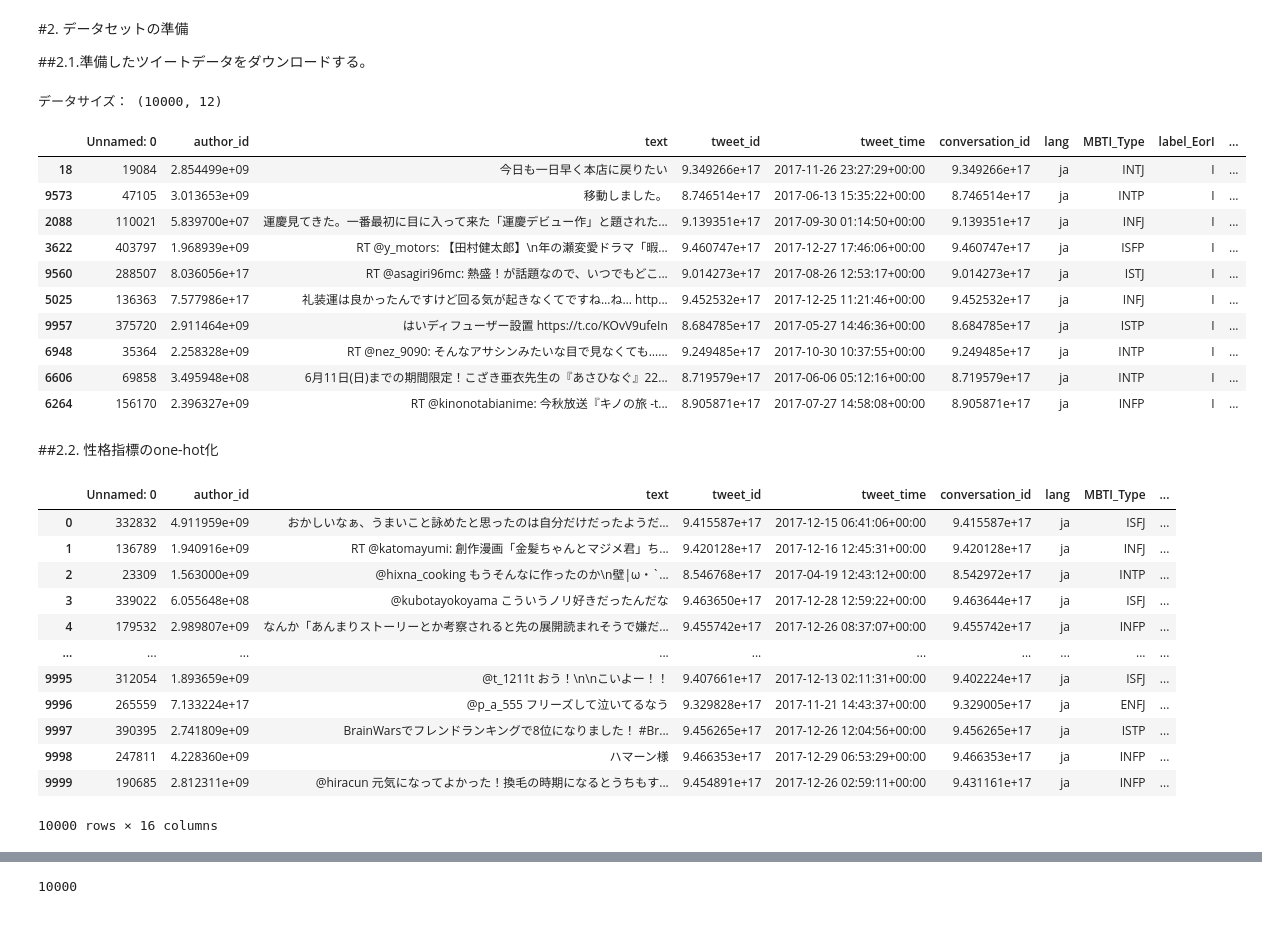
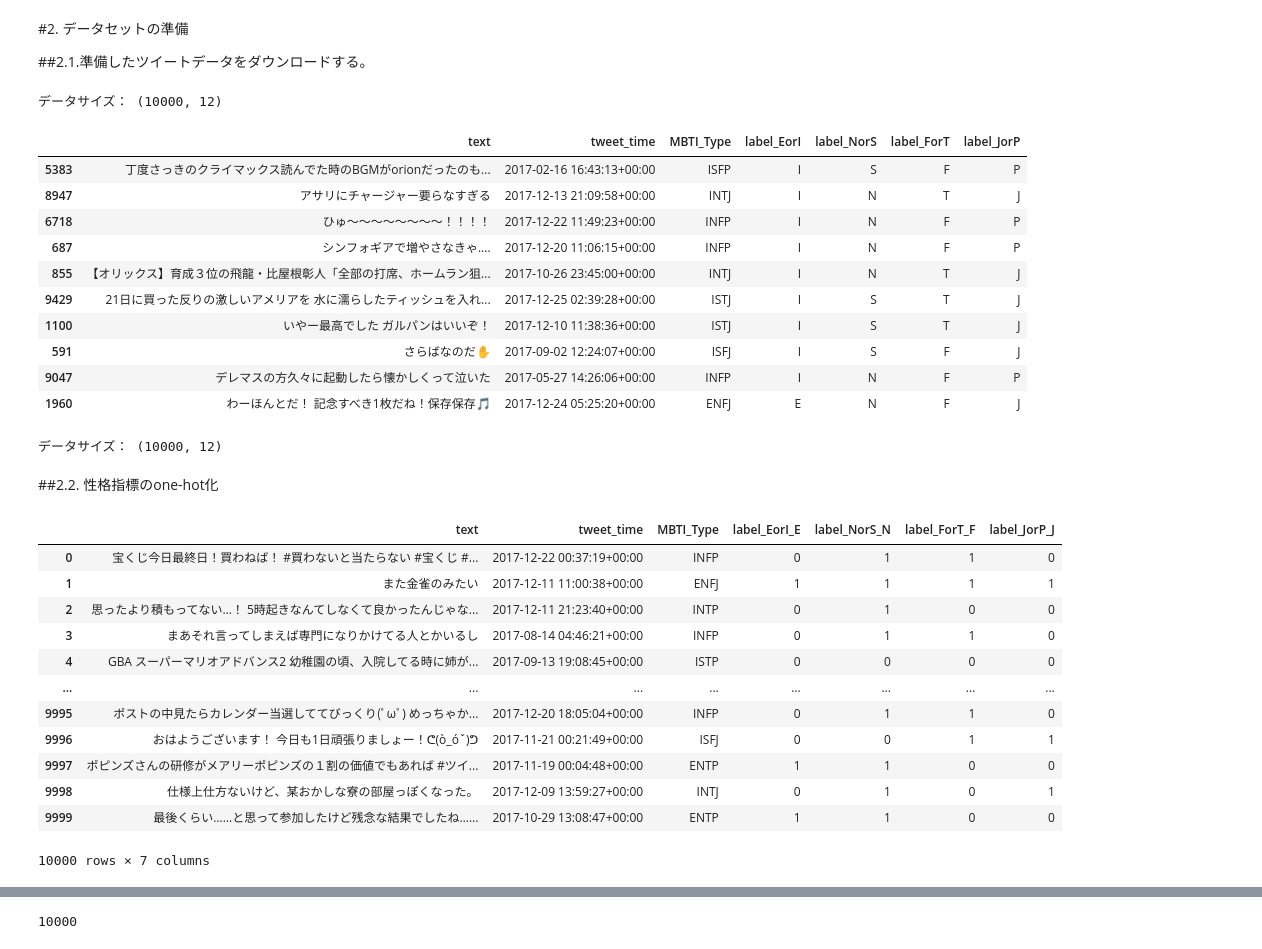
Before and after one commit to sj0054pe/MBTI_Estim, a Jupyter notebook: src/5B_BERT_文書分類.ipynb, the cells around one changed output, grey strips where cells are left out. Saved outputs shown, nothing was run; the diff lists cells and outputs as text; code cells hidden in the pictures.

```diff
--- a/src/5B_BERT_文書分類.ipynb
+++ b/src/5B_BERT_文書分類.ipynb
@@ -64,0 +64,7 @@ INPUT_CSV_v6='./Assets/Assets_Output/Tweet_Datasets/v6A_forBERT_2021-10-01.csv'
+# %%
+#INPUT_CSV_v6='./Assets/Assets_Output/Tweet_Datasets/v6S1_forBERT_2021-10-01.csv'
+#INPUT_CSV_v6='./Assets/Assets_Output/Tweet_Datasets/v6S2_forBERT_2021-10-03.csv'
+#INPUT_CSV_v6='./Assets/Assets_Output/Tweet_Datasets/v6S3_forBERT_2021-10-03.csv'
+INPUT_CSV_v6='./Assets/Assets_Output/Tweet_Datasets/v6S4_forBERT_2021-10-15.csv'
+#INPUT_CSV_v6='./Assets/Assets_Output/Tweet_Datasets/v6S5_forBERT_2021-10-15.csv'
+#INPUT_CSV_v6='./Assets/Assets_Output/Tweet_Datasets/v6S6_forBERT_2021-10-15.csv'
@@ -105,43 +117,48 @@ Successfully installed ipadic-1.0.0
 # %%
 import pandas as pd
 df=pd.read_csv('%s' % INPUT_CSV_v6, engine='python')
 
 # データの確認
 print(f'データサイズ： {df.shape}')
 
-df.sample(10)
+df[['text', 'tweet_time', 'MBTI_Type','label_EorI','label_NorS','label_ForT','label_JorP']].sample(10)
 # %% [output]
 データサイズ： (10000, 12)
-|  | Unnamed: 0 | author_id | text | tweet_id | tweet_time | conversation_id | lang | MBTI_Type | label_EorI | ... |
-| 18 | 19084 | 2.854499e+09 | 今日も一日早く本店に戻りたい | 9.349266e+17 | 2017-11-26 23:27:29+00:00 | 9.349266e+17 | ja | INTJ | I | ... |
-| 9573 | 47105 | 3.013653e+09 | 移動しました。 | 8.746514e+17 | 2017-06-13 15:35:22+00:00 | 8.746514e+17 | ja | INTP | I | ... |
-| 2088 | 110021 | 5.839700e+07 | 運慶見てきた。一番最初に目に入って来た「運慶デビュー作」と題された... | 9.139351e+17 | 2017-09-30 01:14:50+00:00 | 9.139351e+17 | ja | INFJ | I | ... |
-| 3622 | 403797 | 1.968939e+09 | RT @y_motors: 【田村健太郎】\n年の瀬変愛ドラマ「暇... | 9.460747e+17 | 2017-12-27 17:46:06+00:00 | 9.460747e+17 | ja | ISFP | I | ... |
-| 9560 | 288507 | 8.036056e+17 | RT @asagiri96mc: 熱盛！が話題なので、いつでもどこ... | 9.014273e+17 | 2017-08-26 12:53:17+00:00 | 9.014273e+17 | ja | ISTJ | I | ... |
-| 5025 | 136363 | 7.577986e+17 | 礼装運は良かったんですけど回る気が起きなくてですね…ね… http... | 9.452532e+17 | 2017-12-25 11:21:46+00:00 | 9.452532e+17 | ja | INFJ | I | ... |
-| 9957 | 375720 | 2.911464e+09 | はいディフューザー設置 https://t.co/KOvV9ufeIn | 8.684785e+17 | 2017-05-27 14:46:36+00:00 | 8.684785e+17 | ja | ISTP | I | ... |
-| 6948 | 35364 | 2.258328e+09 | RT @nez_9090: そんなアサシンみたいな目で見なくても…... | 9.249485e+17 | 2017-10-30 10:37:55+00:00 | 9.249485e+17 | ja | INTP | I | ... |
-| 6606 | 69858 | 3.495948e+08 | 6月11日(日)までの期間限定！こざき亜衣先生の『あさひなぐ』22... | 8.719579e+17 | 2017-06-06 05:12:16+00:00 | 8.719579e+17 | ja | INTP | I | ... |
-| 6264 | 156170 | 2.396327e+09 | RT @kinonotabianime: 今秋放送『キノの旅 -t... | 8.905871e+17 | 2017-07-27 14:58:08+00:00 | 8.905871e+17 | ja | INFP | I | ... |
+|  | text | tweet_time | MBTI_Type | label_EorI | label_NorS | label_ForT | label_JorP |
+| 5383 | 丁度さっきのクライマックス読んでた時のBGMがorionだったのも... | 2017-02-16 16:43:13+00:00 | ISFP | I | S | F | P |
+| 8947 | アサリにチャージャー要らなすぎる | 2017-12-13 21:09:58+00:00 | INTJ | I | N | T | J |
+| 6718 | ひゅ～～～～～～～～！！！！ | 2017-12-22 11:49:23+00:00 | INFP | I | N | F | P |
+| 687 | シンフォギアで増やさなきゃ.... | 2017-12-20 11:06:15+00:00 | INFP | I | N | F | P |
+| 855 | 【オリックス】育成３位の飛龍・比屋根彰人「全部の打席、ホームラン狙... | 2017-10-26 23:45:00+00:00 | INTJ | I | N | T | J |
+| 9429 | 21日に買った反りの激しいアメリアを 水に濡らしたティッシュを入れ... | 2017-12-25 02:39:28+00:00 | ISTJ | I | S | T | J |
+| 1100 | いやー最高でした ガルパンはいいぞ！ | 2017-12-10 11:38:36+00:00 | ISTJ | I | S | T | J |
+| 591 | さらばなのだ✋ | 2017-09-02 12:24:07+00:00 | ISFJ | I | S | F | J |
+| 9047 | デレマスの方久々に起動したら懐かしくって泣いた | 2017-05-27 14:26:06+00:00 | INFP | I | N | F | P |
+| 1960 | わーほんとだ！ 記念すべき1枚だね！保存保存🎵 | 2017-12-24 05:25:20+00:00 | ENFJ | E | N | F | J |
+# %%
+df.dropna(how='any', axis=0, inplace=True)
+print(f'データサイズ： {df.shape}')
+# %% [output]
+データサイズ： (10000, 12)
 # %% [markdown]
 ##2.2. 性格指標のone-hot化
 # %%
 df=pd.get_dummies(df, columns=["label_EorI", "label_NorS", "label_ForT", "label_JorP"], sparse=True)
-df
+df[['text', 'tweet_time', 'MBTI_Type','label_EorI_E','label_NorS_N','label_ForT_F','label_JorP_J']]
 # %% [output]
-|  | Unnamed: 0 | author_id | text | tweet_id | tweet_time | conversation_id | lang | MBTI_Type | ... |
-| 0 | 332832 | 4.911959e+09 | おかしいなぁ、うまいこと詠めたと思ったのは自分だけだったようだ… | 9.415587e+17 | 2017-12-15 06:41:06+00:00 | 9.415587e+17 | ja | ISFJ | ... |
-| 1 | 136789 | 1.940916e+09 | RT @katomayumi: 創作漫画「金髪ちゃんとマジメ君」ち... | 9.420128e+17 | 2017-12-16 12:45:31+00:00 | 9.420128e+17 | ja | INFJ | ... |
-| 2 | 23309 | 1.563000e+09 | @hixna_cooking もうそんなに作ったのか\n壁|ω・`... | 8.546768e+17 | 2017-04-19 12:43:12+00:00 | 8.542972e+17 | ja | INTP | ... |
-| 3 | 339022 | 6.055648e+08 | @kubotayokoyama こういうノリ好きだったんだな | 9.463650e+17 | 2017-12-28 12:59:22+00:00 | 9.463644e+17 | ja | ISFJ | ... |
-| 4 | 179532 | 2.989807e+09 | なんか「あんまりストーリーとか考察されると先の展開読まれそうで嫌だ... | 9.455742e+17 | 2017-12-26 08:37:07+00:00 | 9.455742e+17 | ja | INFP | ... |
-| ... | ... | ... | ... | ... | ... | ... | ... | ... | ... |
-| 9995 | 312054 | 1.893659e+09 | @t_1211t おう！\n\nこいよー！！ | 9.407661e+17 | 2017-12-13 02:11:31+00:00 | 9.402224e+17 | ja | ISFJ | ... |
-| 9996 | 265559 | 7.133224e+17 | @p_a_555 フリーズして泣いてるなう | 9.329828e+17 | 2017-11-21 14:43:37+00:00 | 9.329005e+17 | ja | ENFJ | ... |
-| 9997 | 390395 | 2.741809e+09 | BrainWarsでフレンドランキングで8位になりました！ #Br... | 9.456265e+17 | 2017-12-26 12:04:56+00:00 | 9.456265e+17 | ja | ISTP | ... |
-| 9998 | 247811 | 4.228360e+09 | ハマーン様 | 9.466353e+17 | 2017-12-29 06:53:29+00:00 | 9.466353e+17 | ja | INFP | ... |
-| 9999 | 190685 | 2.812311e+09 | @hiracun 元気になってよかった！換毛の時期になるとうちもす... | 9.454891e+17 | 2017-12-26 02:59:11+00:00 | 9.431161e+17 | ja | INFP | ... |
+|  | text | tweet_time | MBTI_Type | label_EorI_E | label_NorS_N | label_ForT_F | label_JorP_J |
+| 0 | 宝くじ今日最終日！買わねば！ #買わないと当たらない #宝くじ #... | 2017-12-22 00:37:19+00:00 | INFP | 0 | 1 | 1 | 0 |
+| 1 | また金雀のみたい | 2017-12-11 11:00:38+00:00 | ENFJ | 1 | 1 | 1 | 1 |
+| 2 | 思ったより積もってない…！ 5時起きなんてしなくて良かったんじゃな... | 2017-12-11 21:23:40+00:00 | INTP | 0 | 1 | 0 | 0 |
+| 3 | まあそれ言ってしまえば専門になりかけてる人とかいるし | 2017-08-14 04:46:21+00:00 | INFP | 0 | 1 | 1 | 0 |
+| 4 | GBA スーパーマリオアドバンス2 幼稚園の頃、入院してる時に姉が... | 2017-09-13 19:08:45+00:00 | ISTP | 0 | 0 | 0 | 0 |
+| ... | ... | ... | ... | ... | ... | ... | ... |
+| 9995 | ポストの中見たらカレンダー当選しててびっくり(ﾟωﾟ) めっちゃか... | 2017-12-20 18:05:04+00:00 | INFP | 0 | 1 | 1 | 0 |
+| 9996 | おはようございます！ 今日も1日頑張りましょー！ᕦ(ò_óˇ)ᕤ | 2017-11-21 00:21:49+00:00 | ISFJ | 0 | 0 | 1 | 1 |
+| 9997 | ポピンズさんの研修がメアリーポピンズの１割の価値でもあれば #ツイ... | 2017-11-19 00:04:48+00:00 | ENTP | 1 | 1 | 0 | 0 |
+| 9998 | 仕様上仕方ないけど、某おかしな寮の部屋っぽくなった。 | 2017-12-09 13:59:27+00:00 | INTJ | 0 | 1 | 0 | 1 |
+| 9999 | 最後くらい……と思って参加したけど残念な結果でしたね…… | 2017-10-29 13:08:47+00:00 | ENTP | 1 | 1 | 0 | 0 |
-10000 rows × 16 columns
+10000 rows × 7 columns
 # %%
 sentences= df['text'].values #sentences = df.sentence.values
 labels= df['label_%s' % TYPE_INDEX].values #labels = df.label.values
```
Also changed, not shown: parts of 22 cells of this notebook.
